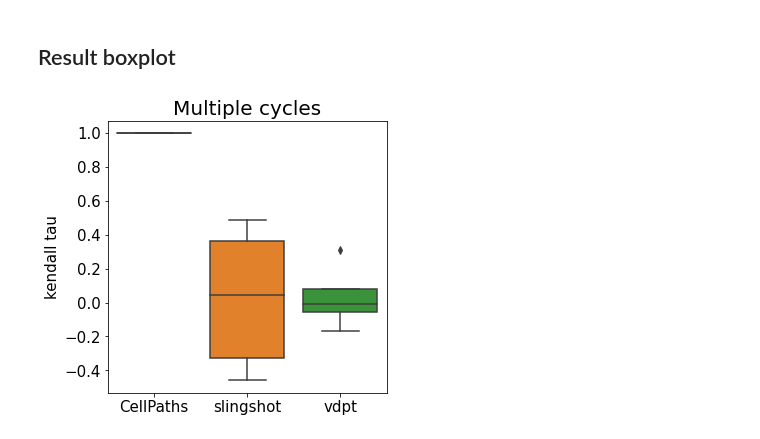
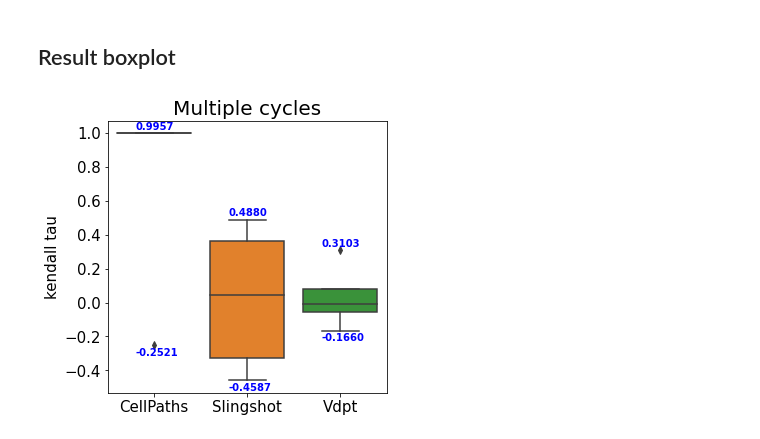
Before and after one commit to PeterZZQ/CellPath, a Jupyter notebook: Examples/CellPaths_multi_cycles.ipynb, the cells around one changed output. Saved outputs shown, nothing was run; the diff lists cells and outputs as text; code cells hidden in the pictures.

```diff
--- a/Examples/CellPaths_multi_cycles.ipynb
+++ b/Examples/CellPaths_multi_cycles.ipynb
@@ -233,11 +235,20 @@ import seaborn as sns
+# %%
+max_kts = [max(x) for x in kts_array]
+min_kts = [min(x) for x in kts_array]
+# my_formatted_list = [ '%.2f' % elem for elem in my_list ]
+max_kts_text = ['%.4f' % x for x in max_kts]
+min_kts_text = ['%.4f' % x for x in min_kts]
 # %%
 fig = plt.figure(figsize = (5,5))
 ax = fig.add_subplot()
-sns.boxplot(data = kts_array, ax = ax)#, x = ["CellPaths", "slingshot", "vdpt"])
-ax.set_xticklabels(["CellPaths", "slingshot", "vdpt"],fontsize = 15)
+bp = sns.boxplot(data = kts_array, ax = ax)#, x = ["CellPaths", "slingshot", "vdpt"])
+ax.set_xticklabels(["CellPaths", "Slingshot", "Vdpt"],fontsize = 15)
 ax.set_ylabel("kendall tau", fontsize = 15)
 plt.yticks(fontsize = 15)
 ax.set_title("Multiple cycles", fontsize = 20)
-fig.savefig("./sim_results/Symsim/multiple_cycles/200/quantity/boxplot.pdf", bbox_inches = "tight")
+for xtick in bp.get_xticks():
+    bp.text(xtick - 0.2, max_kts[xtick]+ 0.02, max_kts_text[xtick], size='medium',color = "b", weight='semibold')
+    bp.text(xtick - 0.2, min_kts[xtick]- 0.06, min_kts_text[xtick], size='medium',color = "b", weight='semibold')
+fig.savefig("./boxplot.pdf", bbox_inches = "tight")
 # %% [output]
-[figure, old version]
+[figure, new version]
```
Also changed, not shown: parts of 2 cells of this notebook, 2 other files.
